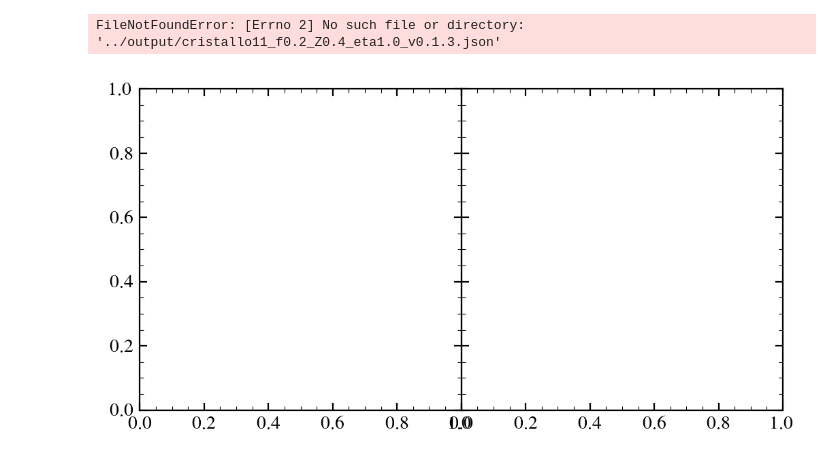
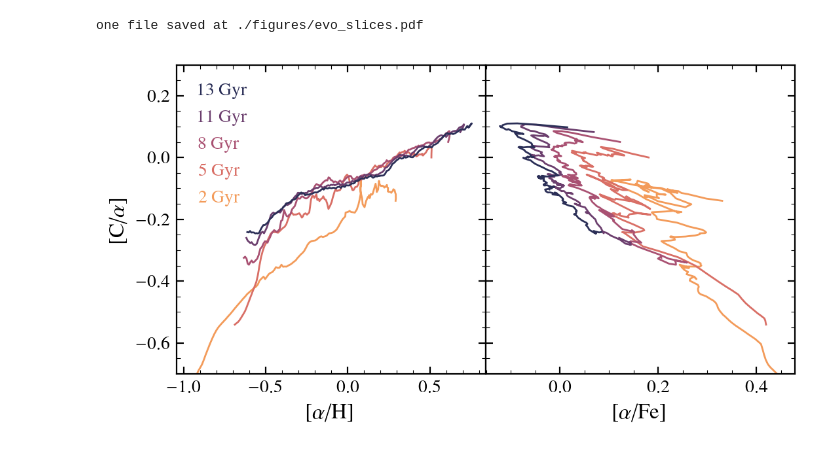
Before and after one commit to aeyobd/surp, a Jupyter notebook: carbon_paper/arya_models.ipynb, the cells around one changed output. Drawn from its saved outputs; the diff is of its cells as text; code cells hidden in the pictures.

Commit message:
updated model plots

```diff
--- a/carbon_paper/arya_models.ipynb
+++ b/carbon_paper/arya_models.ipynb
@@ -37,31 +41,24 @@ def find_model(id):
 
 fiducial = find_model(model_id(agb="cristallo11", f_agb="0.2", eta="1.0",
     beta="0.4", version="_v0.1.3"))
-
-fig = plt.figure(figsize=(6.3, 3.15))
-gs = fig.add_gridspec(1, 2, wspace=0)
-axs = gs.subplots(sharey=True)
-
-plt.sca(axs[0])
-fiducial.plot_t_slices("[o/h]", "[c/o]", ax=axs[0])
-axs[0].set(
-           ylim=(-0.7, 0.3),
-           xlabel=r"[$\alpha$/H]",
-           ylabel=r"[C/$\alpha$]"
-          )
-
-
-fiducial.plot_t_slices("[o/fe]", "[c/o]", ax=axs[1], legend=False)
-axs[1].set(
-           ylabel="",
-           xlabel=r"[$\alpha$/Fe]"
-          )
-# %% [output]
-FileNotFoundError: [Errno 2] No such file or directory: '../output/cristallo11_f0.2_Z0.4_eta1.0_v0.1.3.json'
-# %%
-jp = arya.JoinPlot(1, 2)
-
-sp = jp.children[0][0]
-sp.x.ticks = [0,0.2,0.4,0.6,0.8]
-# %% [output]
-[figure, removed]
+# %%
+jp = arya.JoinPlot(1, 2)
+
+sp = jp.children[0][0]
+
+fiducial.plot_t_slices("[o/h]", "[c/o]", ax=sp.mpl_ax)
+
+sp.x.label = r"[$\alpha$/H]"
+sp.y.lim = (-0.7, 0.3)
+sp.y.label = r"[C/$\alpha$]"
+
+sp = jp.children[0][1]
+
+
+fiducial.plot_t_slices("[o/fe]", "[c/o]", ax=sp.mpl_ax, legend=False)
+sp.x.label = r"[$\alpha$/Fe]"
+sp.y.label = r""
+sp.save("evo_slices.pdf")
+# %% [output]
+one file saved at ./figures/evo_slices.pdf
+[figure, added]
```
Also changed, not shown: parts of 17 cells of this notebook, 8 other files.
